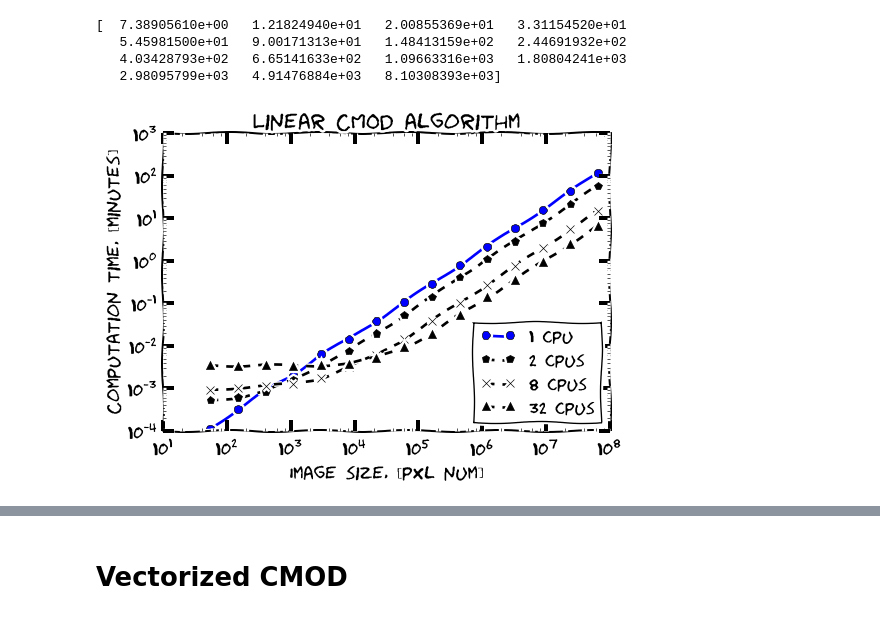
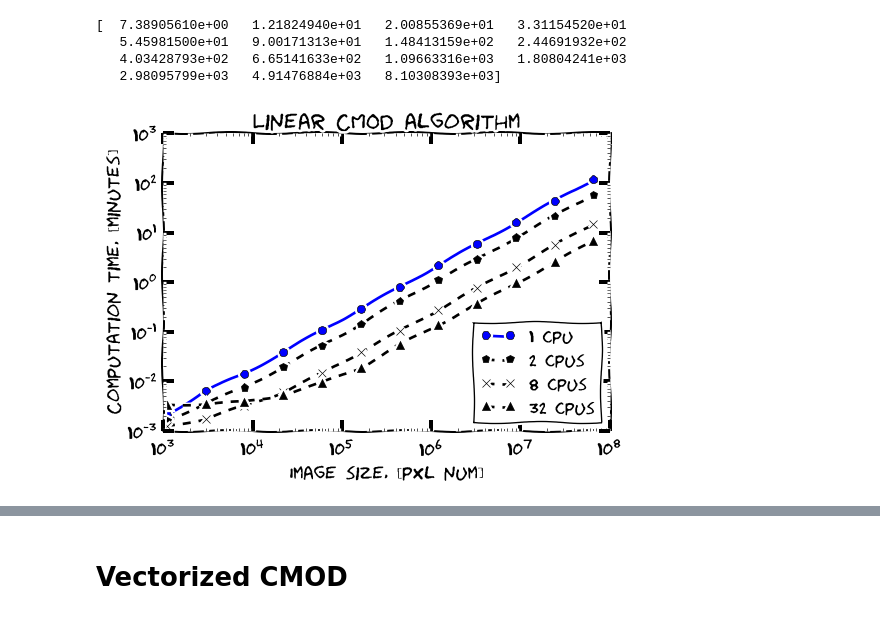
Before and after one commit to magican/PySOL, a Jupyter notebook: notebooks/0.CMOD_SPEED_TEST.ipynb, the cells around one changed output, grey strips where cells are left out. Cells and saved outputs as stored; diff of their text form; code cells hidden in the pictures.

```diff
--- a/notebooks/0.CMOD_SPEED_TEST.ipynb
+++ b/notebooks/0.CMOD_SPEED_TEST.ipynb
@@ -108,20 +121,20 @@ compTime_cpu_32 = array(compTime_cpu_32)
 # %%
 close('all')
 plt.xkcd()
 hold
-plt.loglog(im_var,compTime_cpu_1/60, 'o-', label="1 cpu")
-plt.loglog(im_var,compTime_cpu_2/60, 'p--k', label="2 cpus")
-plt.loglog(im_var,compTime_cpu_8/60, 'x--k', label="8 cpus")
-plt.loglog(im_var,compTime_cpu_32/60, '^--k', label="32 cpus")
+plt.loglog(im_var[3:],compTime_cpu_1[3:]/60, 'o-', label="1 cpu")
+plt.loglog(im_var[3:],compTime_cpu_2[3:]/60, 'p--k', label="2 cpus")
+plt.loglog(im_var[3:],compTime_cpu_8[3:]/60, 'x--k', label="8 cpus")
+plt.loglog(im_var[3:],compTime_cpu_32[3:]/60, '^--k', label="32 cpus")
 plt.legend(loc=4,prop={'size':13})
 plt.ylabel("Computation time, [minutes]")
 plt.xlabel("Image size, [pxl num]")
 plt.title("Linear CMOD algorithm")
 
 plt.savefig('linear_algo_time.png', facecolor='w', edgecolor='w', \
                 dpi=300, bbox_inches="tight", pad_inches=0.1)
 # %% [output]
-[figure, old version]
+[figure, new version]
 # %%
 close('all')
 plt.xkcd()
```
Also changed, not shown: parts of 22 cells of this notebook.
